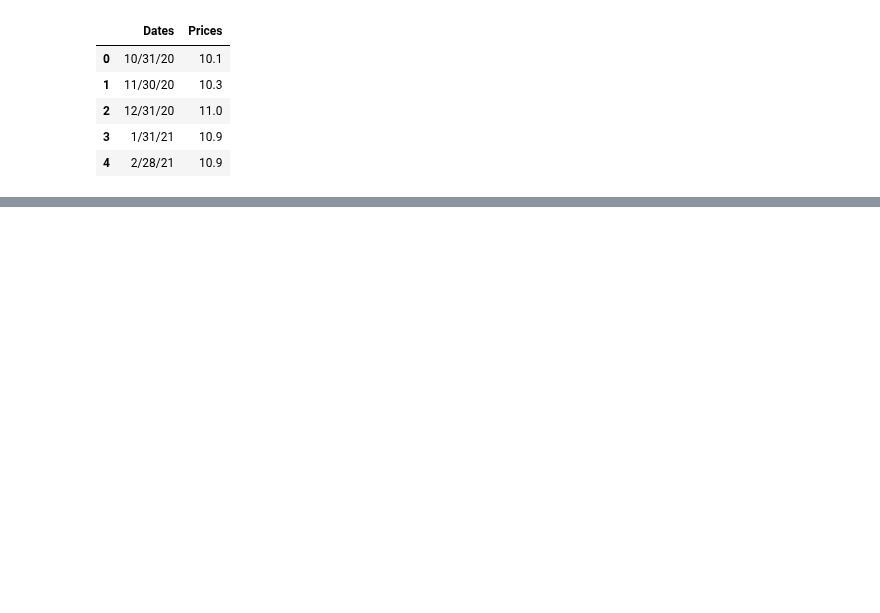
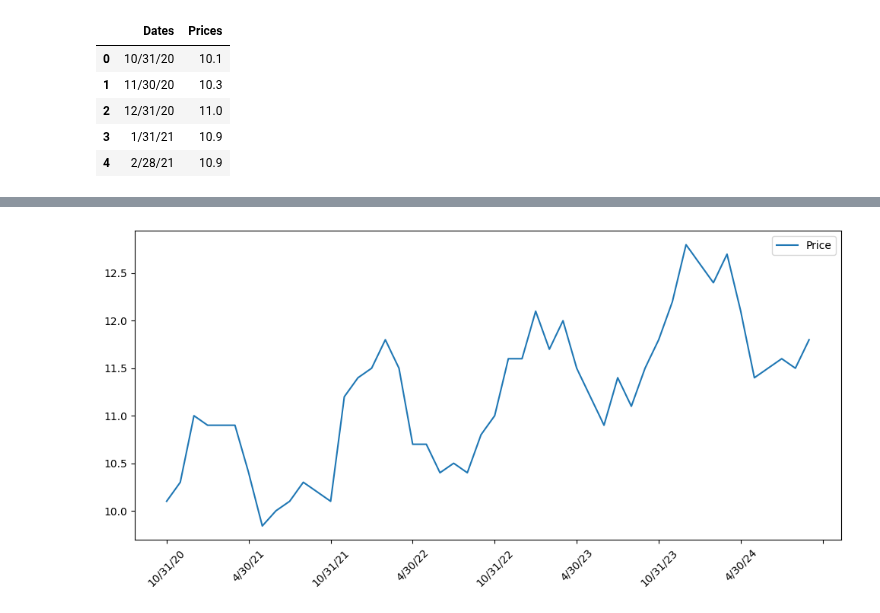
Before and after one commit to aqeel-alwehimd/commodity_quant_research, a Jupyter notebook: scripts/nat_gas.ipynb, the cells around one changed output, grey strips where cells are left out. Drawn from its saved outputs; the diff is of its cells as text; code cells hidden in the pictures; blank space fills up the shorter version.

```diff
--- a/scripts/nat_gas.ipynb
+++ b/scripts/nat_gas.ipynb
@@ -15,0 +69,16 @@ df.head()
+# %%
+plt.figure(figsize=(10, 5))
+
+plt.plot(df["Dates"], df["Prices"], label="Price")
+
+# Show at most 10 x-axis ticks
+ax = plt.gca()
+ax.xaxis.set_major_locator(MaxNLocator(10))
+
+plt.xticks(rotation=45)
+plt.legend()
+
+plt.tight_layout()
+plt.show()
+# %% [output]
+[figure, added]
```
Also changed, not shown: parts of 47 cells of this notebook, 1 other file.
